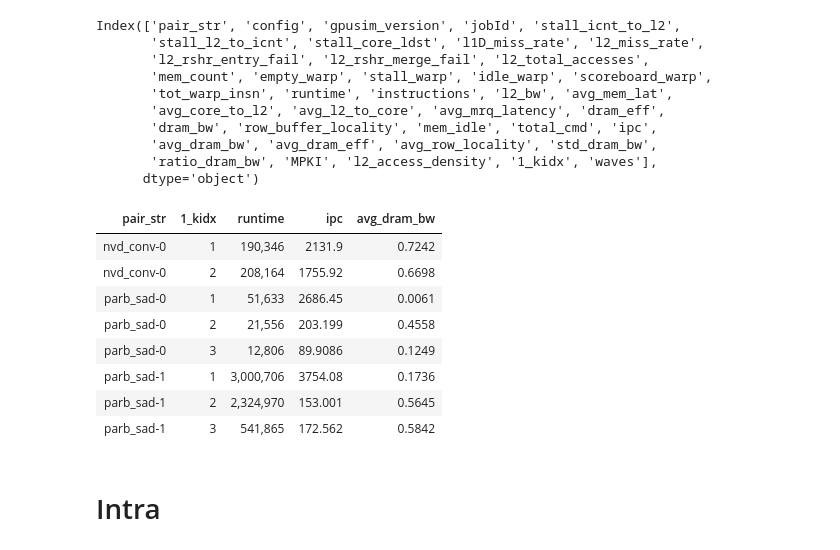
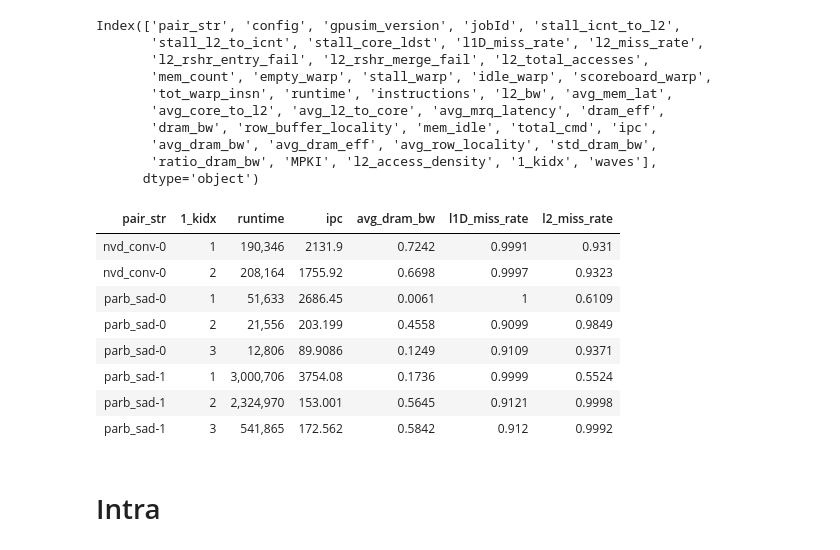
Before and after one commit to UofT-EcoSystem/GPU-Virtualization-Benchmarks, a Jupyter notebook: util/data/notebooks/View_Multi_Kernel.ipynb, the cells around one changed output. Saved outputs shown, nothing was run; the diff lists cells and outputs as text; code cells hidden in the pictures.

```diff
--- a/util/data/notebooks/View_Multi_Kernel.ipynb
+++ b/util/data/notebooks/View_Multi_Kernel.ipynb
@@ -62,28 +62,30 @@ Index(['pair_str', 'config', 'gpusim_version', 'jobId', 'stall_icnt_to_l2',
 # %%
 col_seq = ['pair_str', '1_kidx', 'runtime',
            'ipc',
            'avg_dram_bw',
+           'l1D_miss_rate',
+           'l2_miss_rate',
           ]
 
 draw_table(df_seq, col_seq).format({
     'runtime': '{:,}',
     'avg_dram_bw':'{:.4f}',
     'sp_busy': '{:.2f}',
     'dp_busy': '{:.2f}',
     'int_busy': '{:.2f}',
     'tensor_busy': '{:.2f}',
     'sfu_busy': '{:.2f}',
 })
 # %% [output]
-| pair_str | 1_kidx | runtime | ipc | avg_dram_bw |
-| nvd_conv-0 | 1 | 190,346 | 2131.9 | 0.7242 |
-| nvd_conv-0 | 2 | 208,164 | 1755.92 | 0.6698 |
-| parb_sad-0 | 1 | 51,633 | 2686.45 | 0.0061 |
-| parb_sad-0 | 2 | 21,556 | 203.199 | 0.4558 |
-| parb_sad-0 | 3 | 12,806 | 89.9086 | 0.1249 |
-| parb_sad-1 | 1 | 3,000,706 | 3754.08 | 0.1736 |
-| parb_sad-1 | 2 | 2,324,970 | 153.001 | 0.5645 |
-| parb_sad-1 | 3 | 541,865 | 172.562 | 0.5842 |
+| pair_str | 1_kidx | runtime | ipc | avg_dram_bw | l1D_miss_rate | l2_miss_rate |
+| nvd_conv-0 | 1 | 190,346 | 2131.9 | 0.7242 | 0.9991 | 0.931 |
+| nvd_conv-0 | 2 | 208,164 | 1755.92 | 0.6698 | 0.9997 | 0.9323 |
+| parb_sad-0 | 1 | 51,633 | 2686.45 | 0.0061 | 1 | 0.6109 |
+| parb_sad-0 | 2 | 21,556 | 203.199 | 0.4558 | 0.9099 | 0.9849 |
+| parb_sad-0 | 3 | 12,806 | 89.9086 | 0.1249 | 0.9109 | 0.9371 |
+| parb_sad-1 | 1 | 3,000,706 | 3754.08 | 0.1736 | 0.9999 | 0.5524 |
+| parb_sad-1 | 2 | 2,324,970 | 153.001 | 0.5645 | 0.9121 | 0.9998 |
+| parb_sad-1 | 3 | 541,865 | 172.562 | 0.5842 | 0.912 | 0.9992 |
 # %% [markdown]
 # Intra
 # %%
```
Also changed, not shown: parts of 3 cells of this notebook, 2 other files.
